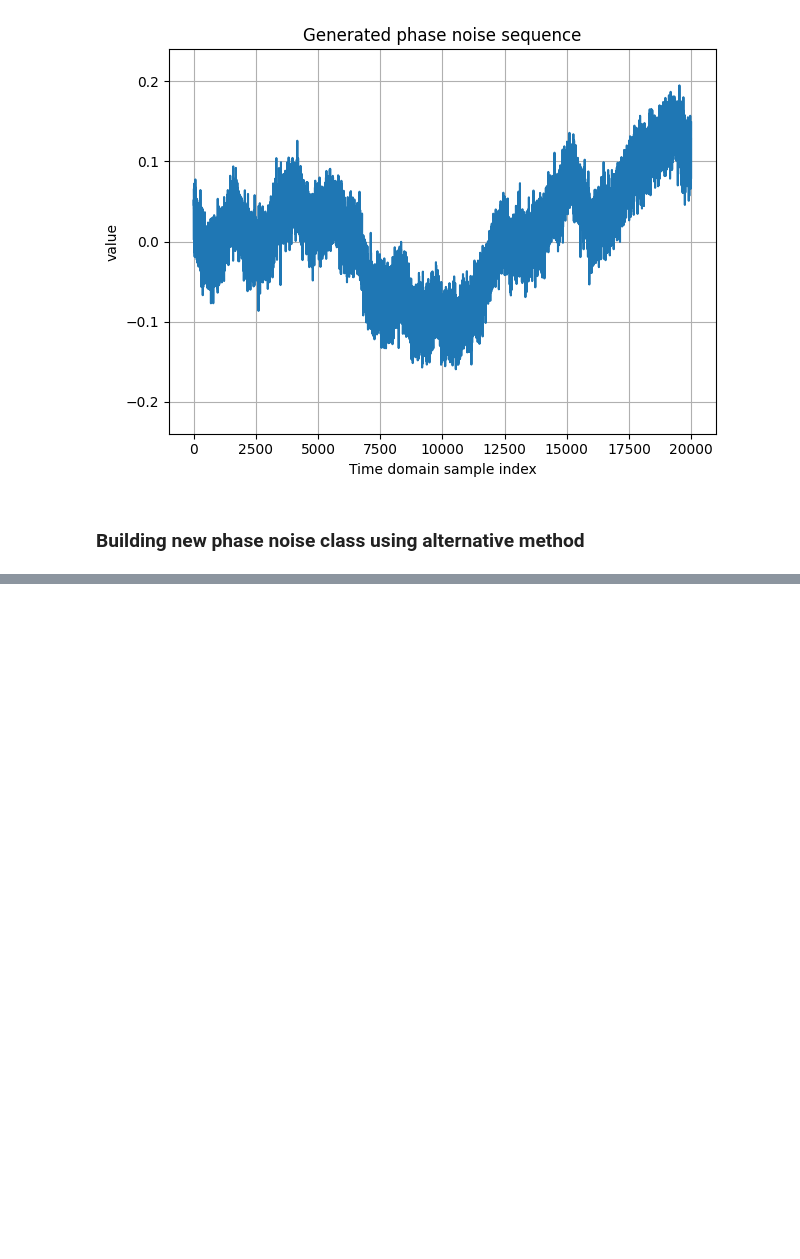
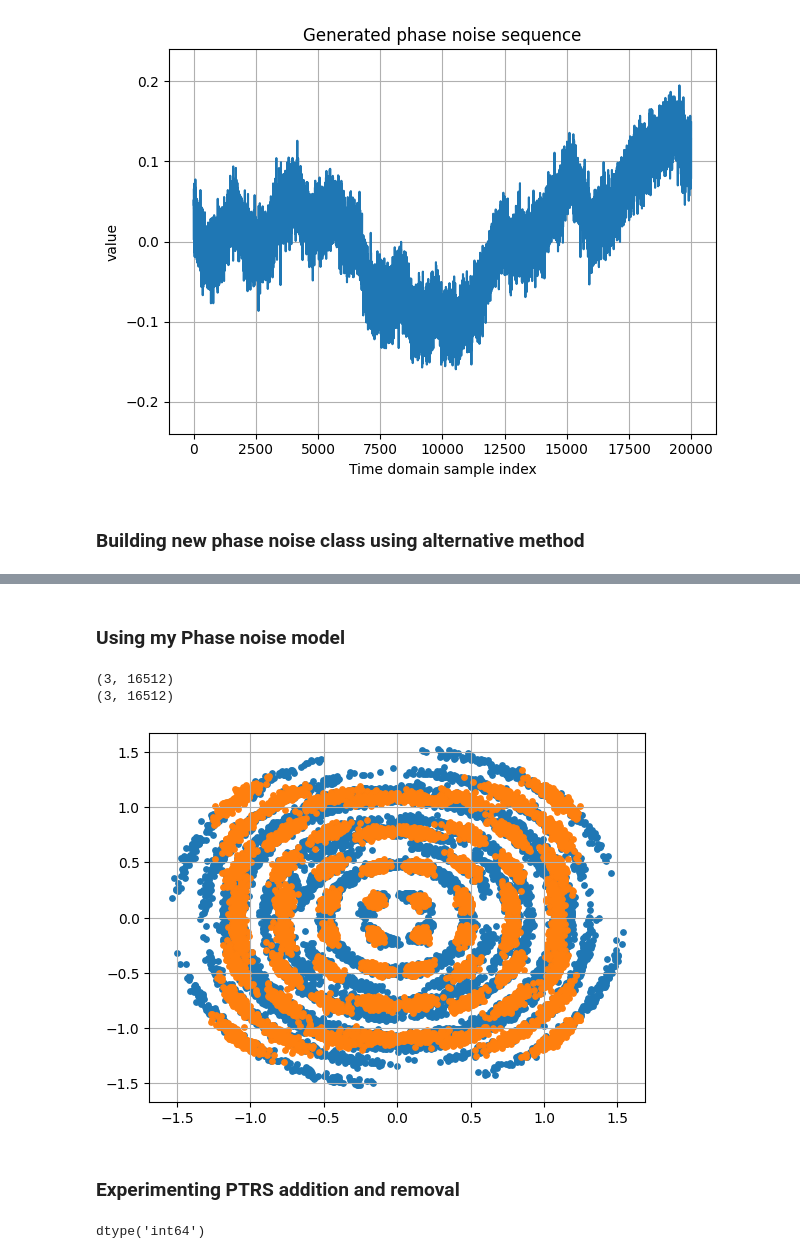
Before and after one commit to harinduravin/PCS-GCS-basics, a Jupyter notebook: Test_phase_noise.ipynb, the cells around one changed output, grey strips where cells are left out. Drawn from its saved outputs; the diff is of its cells as text; code cells hidden in the pictures; blank space fills up the shorter version.

```diff
--- a/Test_phase_noise.ipynb
+++ b/Test_phase_noise.ipynb
@@ -736,0 +788,23 @@ pn_test = PhaseNoise_alt(fc, bandwidth, samples)
+# %%
+class PN_Compensation:
+    def __init__(self, ptrs_indices, data_indices, block_size_ptrs, pilots):
+        self.x_dense = tf.cast(tf.range(0, block_size_ptrs),tf.float32)
+        self.ptrs_avg_indices = tf.cast(tf.reduce_mean((tf.reshape(ptrs_indices,[-1, 32, 4])), axis =-1), tf.float32)
+        self.pilots = pilots
+        self.ptrs_indices = ptrs_indices
+        self.data_indices = data_indices
+        self.batch_size = batch_size
+
+    def __call__(self, y_down):
+        y_ptrs = tf.gather(y_down, self.ptrs_indices, axis=1)
+        phase_estimate = y_ptrs * tf.math.conj(self.pilots)/tf.cast(tf.square(tf.abs(self.pilots)), tf.complex64)
+        phase_estimate_mean = tf.reduce_mean(tf.reshape(phase_estimate,[self.batch_size, 32,4]), axis=-1)
+        phase_estimate_interp_r = tfp.math.interp_regular_1d_grid(x=self.x_dense, x_ref_min = self.ptrs_avg_indices[0,0]
+                                                                ,x_ref_max = self.ptrs_avg_indices[0,-1],
+                                                                 y_ref= tf.math.real(phase_estimate_mean))
+        phase_estimate_interp_i = tfp.math.interp_regular_1d_grid(x=self.x_dense, x_ref_min = self.ptrs_avg_indices[0,0]
+                                                                ,x_ref_max = self.ptrs_avg_indices[0,-1],
+                                                                 y_ref= tf.math.imag(phase_estimate_mean))
+        y_wpn_free = y_down / tf.complex(phase_estimate_interp_r,phase_estimate_interp_i)
+        y_data = tf.gather(y_wpn_free, self.data_indices, axis=1)
+        return y_wpn_free, y_data
@@ -748,0 +878,30 @@ iter:  0
+# %% [markdown]
+### Using my Phase noise model
+# %%
+bits = binary_source([batch_size,block_size* bits_per_symbol])
+x_mod = mapper(bits)
+ptrs_x_mod = ptrs_adder(x_mod)
+x_up = upsampler(ptrs_x_mod)
+x_tx_filt = tx_filter(x_up)
+pn_out,_ = pn_Tx(x_tx_filt)
+# pn_out, _, _ = pn_tx(x_tx_filt)
+y_channel = channel(pn_out, No)
+# y_channel_pn, _, _ = pn_rx(y_channel)
+y_channel_pn,_ = pn_Rx(y_channel)
+y_rx_filt = rx_filter(y_channel_pn)
+y = downsampler(y_rx_filt)
+
+y_raw_data = tf.gather(y, ptrs_adder.data_indices, axis=1)
+y_wpn_free_vec, y_data_vec = pn_compensate(y)
+
+plt.figure()
+plt.scatter(np.real(y_raw_data), np.imag(y_raw_data), s=15, alpha=1)
+plt.scatter(np.real(y_data_vec), np.imag(y_data_vec), s=15, alpha=1)
+plt.grid(True)
+plt.show()
+# %% [output]
+(3, 16512)
+(3, 16512)
+[figure, added]
+# %% [markdown]
+### Experimenting PTRS addition and removal
@@ -748,0 +924,4 @@ iter:  0
+# %%
+ptrs_indices.dtype
+# %% [output]
+dtype('int64')
```
Also changed, not shown: parts of 74 cells of this notebook, 5 other files.
